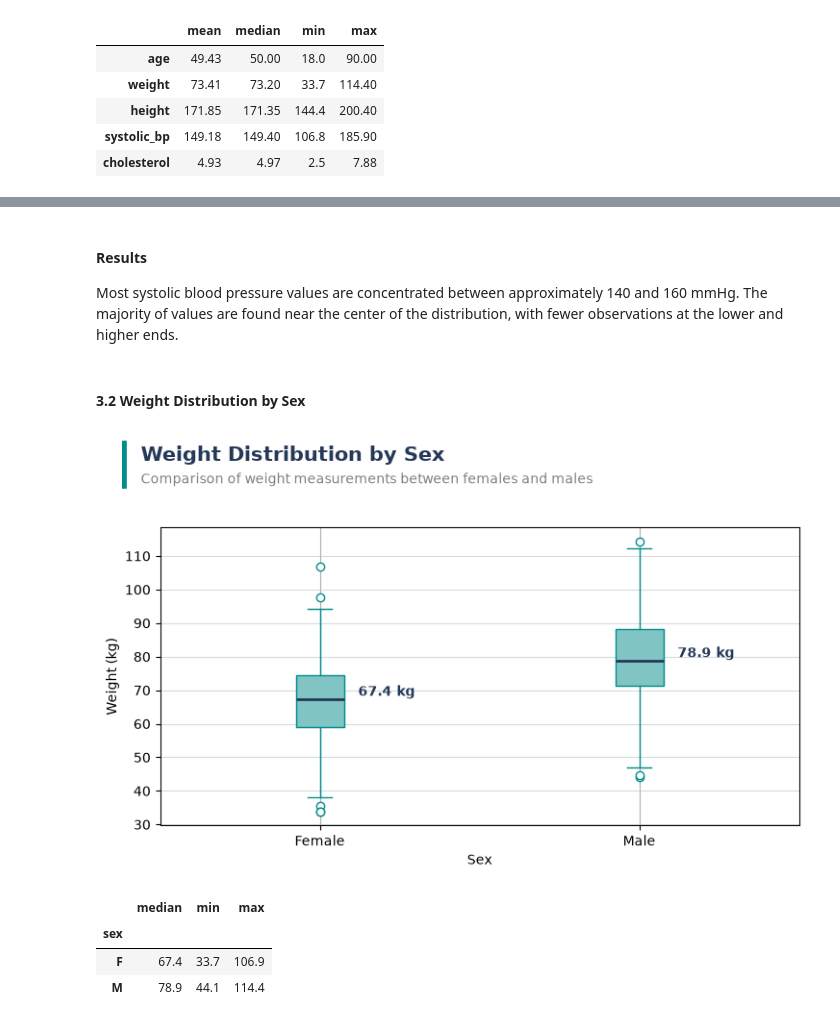
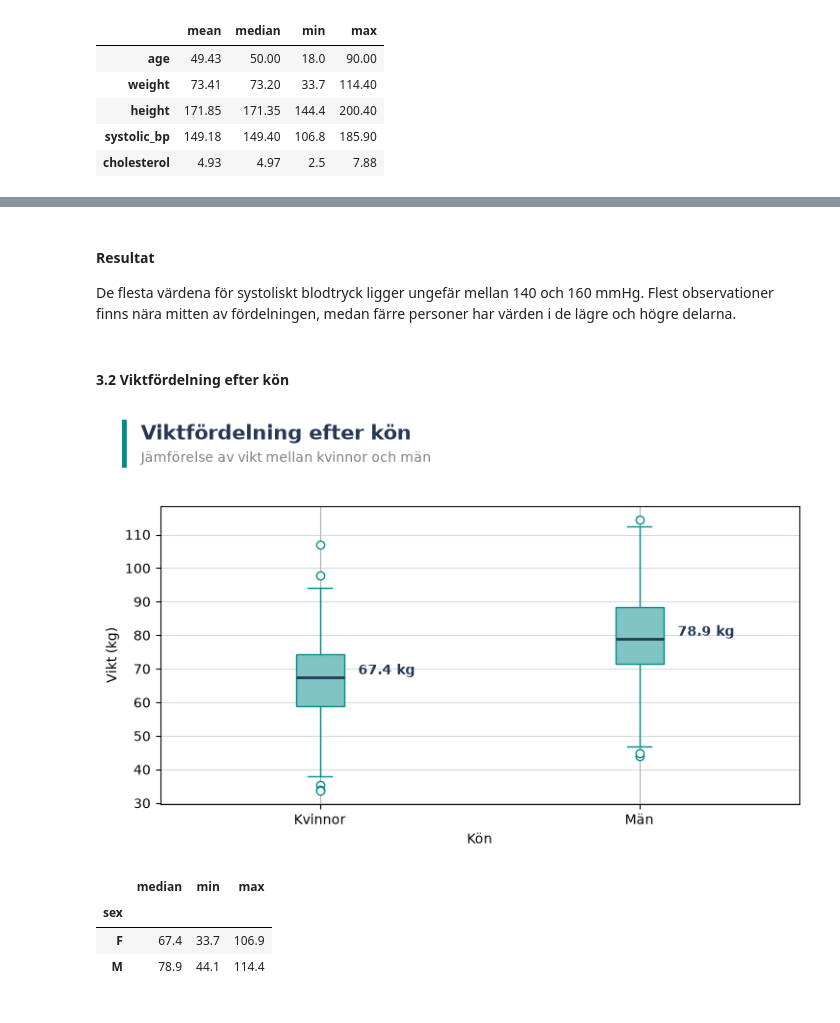
Before and after one commit to MegansCreativeLabs/health_study, a Jupyter notebook: notebooks/health_study_analysis.ipynb, the cells around one changed output, grey strips where cells are left out. Drawn from its saved outputs; the diff is of its cells as text; code cells hidden in the pictures.

```diff
--- a/notebooks/health_study_analysis.ipynb
+++ b/notebooks/health_study_analysis.ipynb
@@ -140,10 +127,11 @@ plt.show()
 # %% [markdown]
-#### Results
+#### Resultat
 
-Most systolic blood pressure values are concentrated between approximately 140 and 160 mmHg. The majority of values are found near the center of the distribution, with fewer observations at the lower and higher ends.
+De flesta värdena för systoliskt blodtryck ligger ungefär mellan 140 och 160 mmHg. Flest observationer finns nära mitten av fördelningen, medan färre personer har värden i de lägre och högre delarna.
 # %% [markdown]
-#### 3.2 Weight Distribution by Sex
+#### 3.2 Viktfördelning efter kön
 # %%
+
 from matplotlib.patches import Rectangle
 
 fig, ax = plt.subplots(figsize=(8, 5))
@@ -192,7 +180,7 @@ fig.add_artist(accent)
 # Huvudrubrik
 fig.text(
     0.105, 0.91,
-    "Weight Distribution by Sex",
+    "Viktfördelning efter kön",
     fontsize=15,
     fontweight="bold",
     color="#253858",
@@ -203,44 +191,46 @@ fig.text(
 # Underrubrik
 fig.text(
     0.105, 0.86,
-    "Comparison of weight measurements between females and males",
+    "Jämförelse av vikt mellan kvinnor och män",
     fontsize=10,
     color="gray",
     ha="left",
     va="center"
 )
 
 # Anpassar axlarna
-ax.set_xlabel("Sex")
-ax.set_ylabel("Weight (kg)")
-ax.set_xticklabels(["Female", "Male"])
+ax.set_xlabel("Kön")
+ax.set_ylabel("Vikt (kg)")
+ax.set_xticklabels(["Kvinnor", "Män"])
 
 # Gör stödlinjerna tydliga men diskreta
 ax.grid(
     axis="y",
     color="#B8C5CC",
     alpha=0.6,
     linewidth=0.8
 )
 
 # Beräknar medianvikten för respektive kön
 medians = df.groupby("sex")["weight"].median()
 
 # Visar medianvärdena bredvid lådorna
 for i, median in enumerate(medians, start=1):
     ax.text(
         i + 0.12,
         median,
         f"{median:.1f} kg",
         fontsize=10,
         fontweight="bold",
         color="#253858",
         va="bottom"
     )
-fig.savefig("../figures/weight_distribution_by_sex.png", dpi=300)
+
+# Sparar och visar diagrammet
+fig.savefig("../figures/viktfordelning_efter_kon.png", dpi=300)
 plt.show()
 # %% [output]
-[figure, old version]
+[figure, new version]
 # %%
 # Undersöker viktstatistik för respektive kön
 display(df.groupby("sex")["weight"].agg(["median", "min", "max"]).round(2))
```
Also changed, not shown: parts of 41 cells of this notebook, 8 other files.
